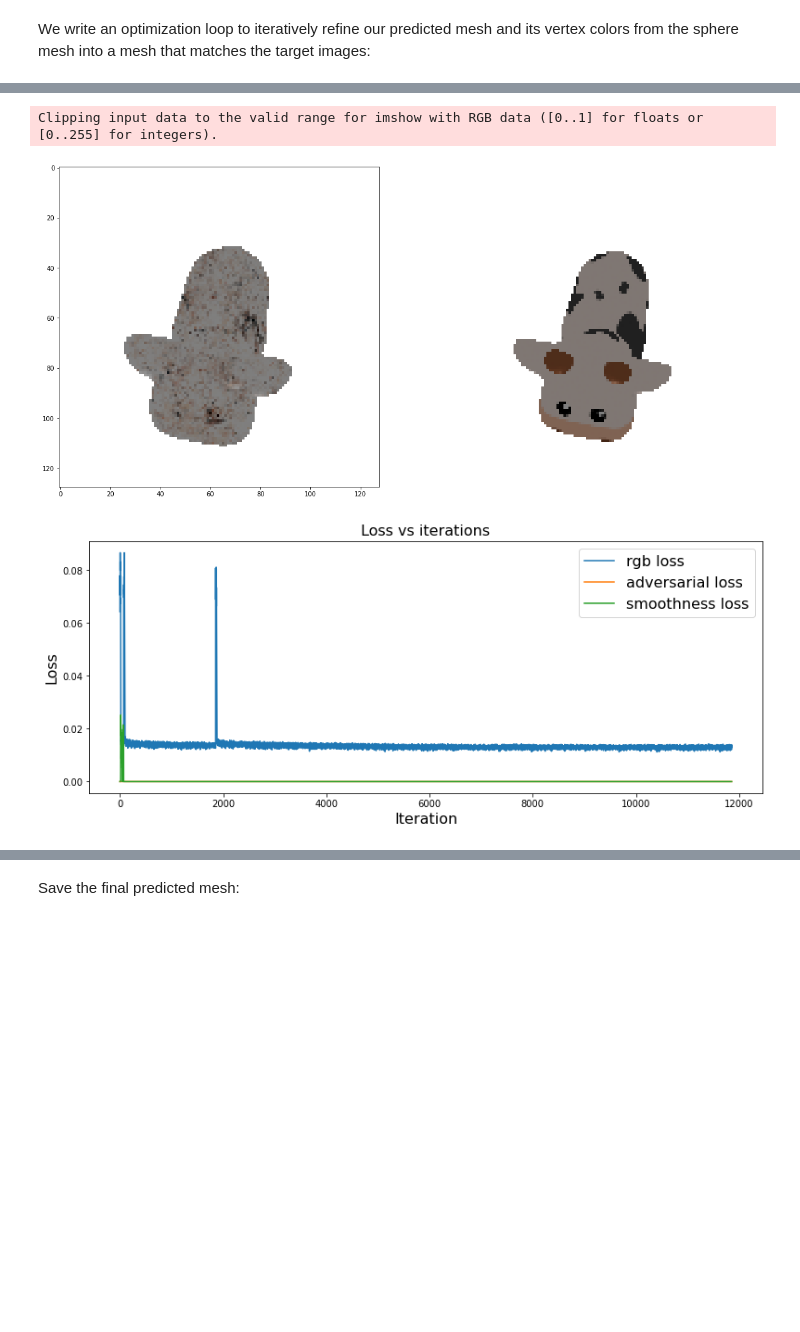
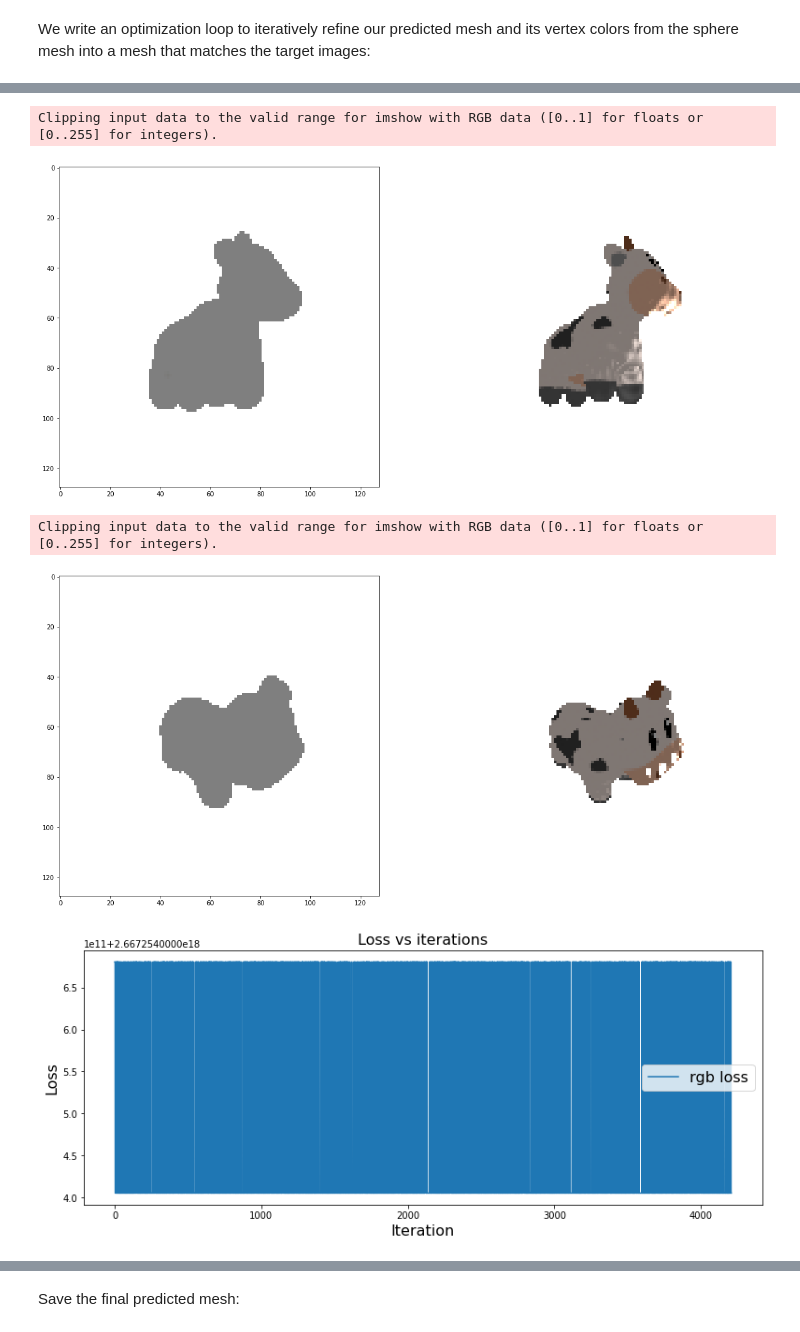
Before and after one commit to theycallmepeter/pytorch3d_PBR, a Jupyter notebook: docs/tutorials/fit_textured_mesh.ipynb, the cells around one changed output, grey strips where cells are left out. Cells and saved outputs as stored; diff of their text form; code cells hidden in the pictures; blank space fills up the shorter version.

Commit message:
created new model for testing in blender, fixed gradients with correct face coords, learning started for normal maps

```diff
--- a/docs/tutorials/fit_textured_mesh.ipynb
+++ b/docs/tutorials/fit_textured_mesh.ipynb
@@ -496,10 +502,10 @@ We first define some helper functions to visualize the results of our mesh predi
 # mesh
 def visualize_prediction(predicted_mesh, renderer=renderer_silhouette,
                          target_image=random_target[0], title='',
-                         silhouette=False):
+                         silhouette=False, camera = camera):
     inds = 3 if silhouette else range(3)
     with torch.no_grad():
-        predicted_images = renderer(predicted_mesh)
+        predicted_images = renderer(predicted_mesh, cameras=camera)
     plt.figure(figsize=(20, 10))
     plt.subplot(1, 2, 1)
     plt.imshow(predicted_images[0, ..., inds].cpu().detach().numpy())
@@ -659,7 +660,7 @@ renderer_textured = MeshRenderer(
         cameras=camera,
         raster_settings=raster_settings_soft
     ),
-    shader=SoftPhongShader(device=device,
+    shader=NewSoftPhongShader(device=device,
         cameras=camera,
         lights=lights)
 )
@@ -667,9 +668,9 @@ renderer_textured = MeshRenderer(
 We initialize settings, losses, and the optimizer that will be used to iteratively fit our mesh to the target RGB images:
 # %%
 # Number of views to optimize over in each SGD iteration
-num_views_per_iteration = 5
+num_views_per_iteration = min(5, num_views)
 # Number of optimization steps
-Niter = 10000
+Niter = 3000
 # Plot period for the losses
 plot_period = Niter // 5
 
@@ -684,8 +685,8 @@ losses = {
         #   "normal": {"weight": 0.01, "values": []},
         #   "laplacian": {"weight": 1.0, "values": []},
           # "style": {"weight": 1.0, "values": []},
-          "adversarial": {"weight": 0.000, "values": []},
-          "smoothness":{"weight":0.00, "values": []}
+          # "adversarial": {"weight": 0.01, "values": []},
+          # "smoothness":{"weight":0.00, "values": []}
          }
 losses_gan = {
           "generator": {"weight": 1.0, "values": []},
@@ -700,11 +701,13 @@ verts_shape = src_mesh.verts_packed().shape
 deform_verts = torch.full(verts_shape, 0.0, device=device, requires_grad=True)
 
 verts = src_mesh.verts_packed().to(device)
-faces = src_mesh.faces_packed().unsqueeze(dim=0).to(device)
+# .faces_packed().unsqueeze(dim=0).to(device)
+faces = src_mesh.textures.faces_uvs_padded()
 # u = 0.5 + (torch.atan2(verts[:,0], verts[:,1])/(np.pi*2))
 # v = 0.5 - (torch.arcsin(verts[:,2])/np.pi)
 # uv_map = torch.stack([u,v], dim=1).unsqueeze(dim=0).to(device)
-uv_map = src_mesh.textures.verts_uvs_padded().to(device)
+uv_map = src_mesh.textures.verts_uvs_padded()
+# print(uv_map.shape, src_mesh.textures.verts_uvs_padded().shape)
 # uv_map.requires_grad = True
 
 # We will also learn per vertex colors for our sphere mesh that define texture
@@ -1149,10 +1209,15 @@ plot_losses(losses_gan)
 # %%
 visualize_prediction(new_src_mesh, renderer=renderer_textured, silhouette=False)
-plot_losses(losses)
 # %% [output]
 Clipping input data to the valid range for imshow with RGB data ([0..1] for floats or [0..255] for integers).
-[figure, old version]
+[figure, new version]
-[figure, removed]
+# %%
+visualize_prediction(new_src_mesh, renderer=renderer_textured, silhouette=False, camera=target_cameras[1], target_image=target_rgb[1])
+plot_losses(losses)
+# %% [output]
+Clipping input data to the valid range for imshow with RGB data ([0..1] for floats or [0..255] for integers).
+[figure, added]
+[figure, added]
 # %%
 plt.figure(figsize=(7,7))
 from pytorch3d.vis.texture_vis import texturesuv_image_matplotlib
```
Also changed, not shown: parts of 15 cells of this notebook, 5 other files.
